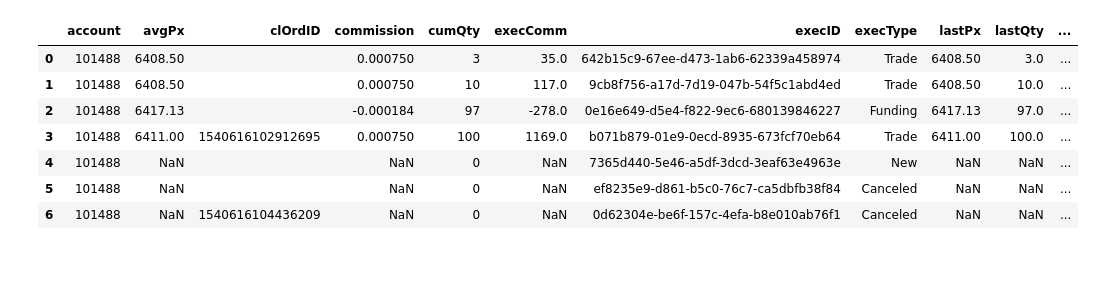
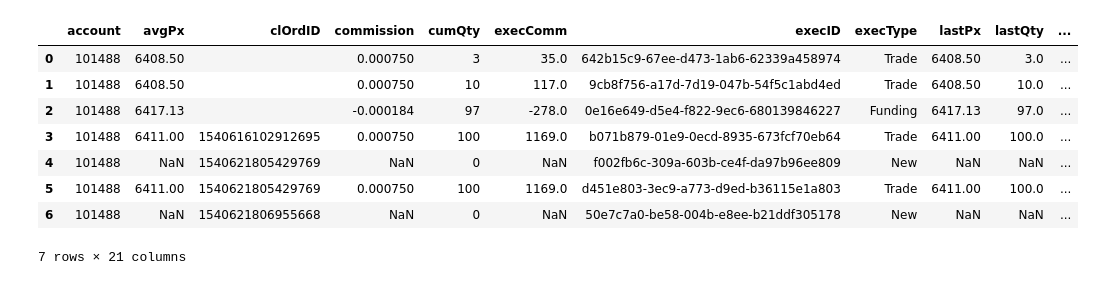
Before and after one commit to JiaRu2016/qsed, a Jupyter notebook: qsed/trading-report/trading-report-template.ipynb, the cells around one changed output. Cells and saved outputs as stored; diff of their text form; code cells hidden in the pictures.

```diff
--- a/qsed/trading-report/trading-report-template.ipynb
+++ b/qsed/trading-report/trading-report-template.ipynb
@@ -6,3 +14,19 @@ acc = bitmexAccountSettings()
 acc.from_config_file('../bitmex/BITMEX_connect.json')
 # %%
 rest = bitmexREST(apiKey=acc.apiKey, apiSecret=acc.apiSecret, isTestNet=acc.isTestNet)
+
+execution_result = rest.query_history_execution(symbol, startTime, endTime)
+
+df_exec = pd.DataFrame(execution_result)
+df_exec['DATETIME'] = pd.to_datetime(df_exec['timestamp'])
+df_exec
+# %% [output]
+|  | account | avgPx | clOrdID | commission | cumQty | execComm | execID | execType | lastPx | lastQty | ... |
+| 0 | 101488 | 6408.50 |  | 0.000750 | 3 | 35.0 | 642b15c9-67ee-d473-1ab6-62339a458974 | Trade | 6408.50 | 3.0 | ... |
+| 1 | 101488 | 6408.50 |  | 0.000750 | 10 | 117.0 | 9cb8f756-a17d-7d19-047b-54f5c1abd4ed | Trade | 6408.50 | 10.0 | ... |
+| 2 | 101488 | 6417.13 |  | -0.000184 | 97 | -278.0 | 0e16e649-d5e4-f822-9ec6-680139846227 | Funding | 6417.13 | 97.0 | ... |
+| 3 | 101488 | 6411.00 | 1540616102912695 | 0.000750 | 100 | 1169.0 | b071b879-01e9-0ecd-8935-673fcf70eb64 | Trade | 6411.00 | 100.0 | ... |
+| 4 | 101488 | NaN | 1540621805429769 | NaN | 0 | NaN | f002fb6c-309a-603b-ce4f-da97b96ee809 | New | NaN | NaN | ... |
+| 5 | 101488 | 6411.00 | 1540621805429769 | 0.000750 | 100 | 1169.0 | d451e803-3ec9-a773-d9ed-b36115e1a803 | Trade | 6411.00 | 100.0 | ... |
+| 6 | 101488 | NaN | 1540621806955668 | NaN | 0 | NaN | 50e7c7a0-be58-004b-e8ee-b21ddf305178 | New | NaN | NaN | ... |
+7 rows × 21 columns
@@ -13,12 +32,0 @@ import pandas as pd
-# %%
-df = pd.DataFrame(result)
-df
-# %% [output]
-|  | account | avgPx | clOrdID | commission | cumQty | execComm | execID | execType | lastPx | lastQty | ... |
-| 0 | 101488 | 6408.50 |  | 0.000750 | 3 | 35.0 | 642b15c9-67ee-d473-1ab6-62339a458974 | Trade | 6408.50 | 3.0 | ... |
-| 1 | 101488 | 6408.50 |  | 0.000750 | 10 | 117.0 | 9cb8f756-a17d-7d19-047b-54f5c1abd4ed | Trade | 6408.50 | 10.0 | ... |
-| 2 | 101488 | 6417.13 |  | -0.000184 | 97 | -278.0 | 0e16e649-d5e4-f822-9ec6-680139846227 | Funding | 6417.13 | 97.0 | ... |
-| 3 | 101488 | 6411.00 | 1540616102912695 | 0.000750 | 100 | 1169.0 | b071b879-01e9-0ecd-8935-673fcf70eb64 | Trade | 6411.00 | 100.0 | ... |
-| 4 | 101488 | NaN |  | NaN | 0 | NaN | 7365d440-5e46-a5df-3dcd-3eaf63e4963e | New | NaN | NaN | ... |
-| 5 | 101488 | NaN |  | NaN | 0 | NaN | ef8235e9-d861-b5c0-76c7-ca5dbfb38f84 | Canceled | NaN | NaN | ... |
-| 6 | 101488 | NaN | 1540616104436209 | NaN | 0 | NaN | 0d62304e-be6f-157c-4efa-b8e010ab76f1 | Canceled | NaN | NaN | ... |
```
Also changed, not shown: parts of 9 cells of this notebook, 2 other files.
